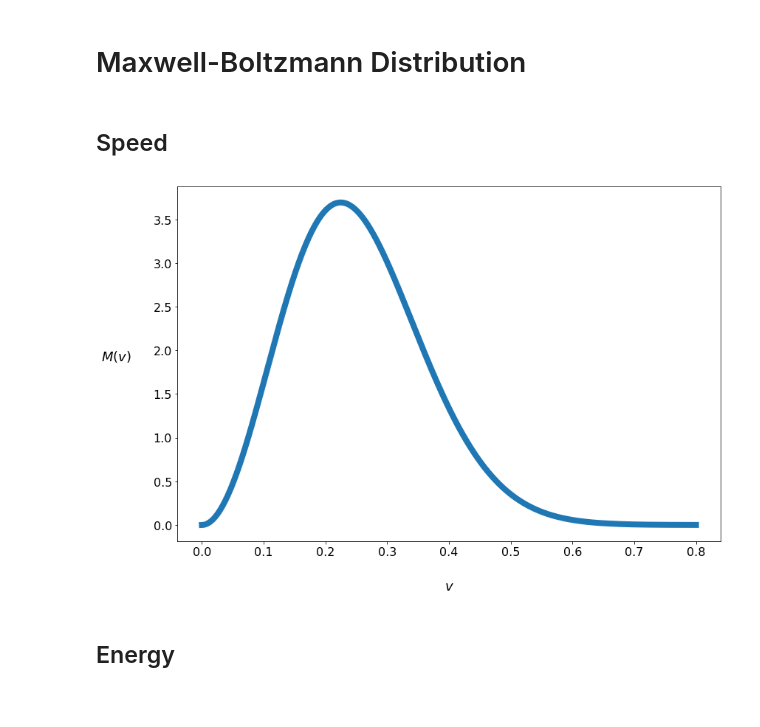
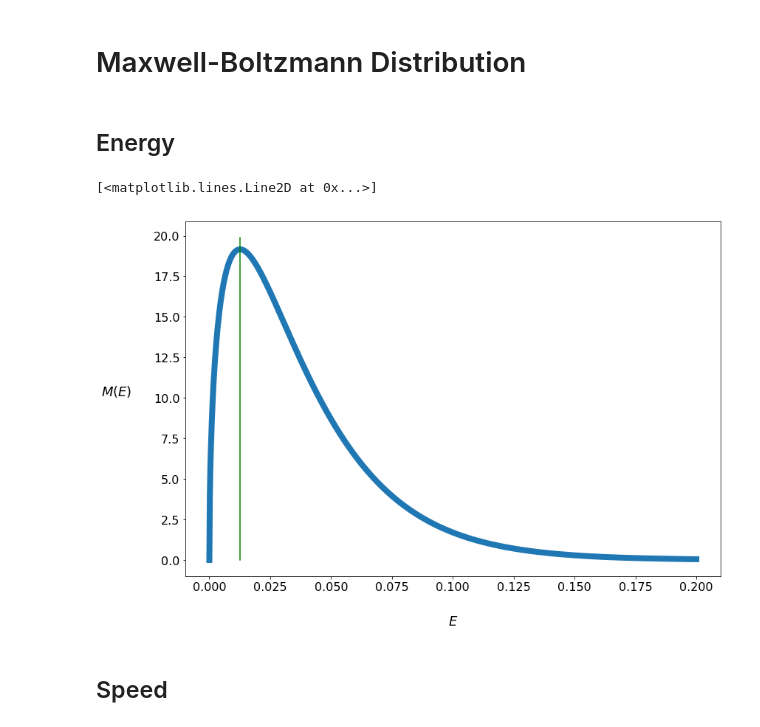
Before and after one commit to mitchnegus/NE150-discussion, a Jupyter notebook: notebooks/mb-dist.ipynb, the cells around one changed output. Drawn from its saved outputs; the diff is of its cells as text; code cells hidden in the pictures.

```diff
--- a/notebooks/mb-dist.ipynb
+++ b/notebooks/mb-dist.ipynb
@@ -5,13 +5,22 @@ import numpy as np
 from matplotlib import pyplot as plt
 # %%
 %matplotlib inline
-# Plotting parameters
-fgs = (12,8)      # figure size
-lw = 8           # line width
-lfs = 18         # label font size
-tfs = 16         # tick font size
-xlp,ylp = 30,50  # label padding
-ylr = 0          # y-axis label rotation
-# Function parameters
-npoints = 1001
+
+def plot_distribution(x,y,xlabel,ylabel):
+    """Plot the x and y values of a distribution."""
+    # Plotting parameters
+    fgs = (12,8)     # figure size
+    lw = 8           # line width
+    lfs = 18         # label font size
+    tfs = 16         # tick font size
+    xlp,ylp = 30,50  # label padding
+    ylr = 0          # y-axis label rotation
+    # Generate the plot
+    fig,ax = plt.subplots(figsize=fgs)
+    plt.plot(x,y,linewidth=lw)
+    plt.tick_params(labelsize=tfs)
+    plt.xlabel(xlabel,fontsize=lfs,labelpad=xlp)
+    plt.ylabel(ylabel,fontsize=lfs,rotation=ylr,labelpad=ylp)
+    plt.tight_layout()
+    return fig,ax
 # %%
@@ -20 +32,3 @@ k = 8.6173303e-5 # ev/K
 T = 293          # K
+# %% [markdown]
+## Energy
@@ -21,17 +38,16 @@ T = 293          # K
+# %%
+# Plot the Maxwell-Boltzmann distribution for energy
+figE,axE = plot_distribution(E,M_E,'$E$','$M(E)$')
+# Plot a vertical line at the most probably energy, E = k*T
+E_p = k*T*np.ones(200)
+y = np.arange(0,20,0.1)
+axE.plot(0.5*E_p,y,'g')
+#plt.savefig('mb-dist_E.png')
+# %% [output]
+[<matplotlib.lines.Line2D at 0x...>]
+[figure, added]
 # %% [markdown]
 ## Speed
 # %%
 v = np.linspace(0,0.8,npoints)
 M_v = 4*np.pi*v**2*(m/(2*np.pi*k*T))**(3/2)*np.exp(-m*v**2/(2*k*T))
-# %%
-figv,axv = plt.subplots(figsize=fgs)
-plt.plot(v,M_v,linewidth=lw)
-plt.tick_params(labelsize=tfs)
-plt.xlabel('$v$',fontsize=lfs,labelpad=xlp)
-plt.ylabel('$M(v)$',fontsize=lfs,rotation=ylr,labelpad=ylp)
-plt.tight_layout()
-plt.savefig('mb-dist_v.png')
-# %% [output]
-[figure, removed]
-# %% [markdown]
-## Energy
```
Also changed, not shown: parts of 5 cells of this notebook.
